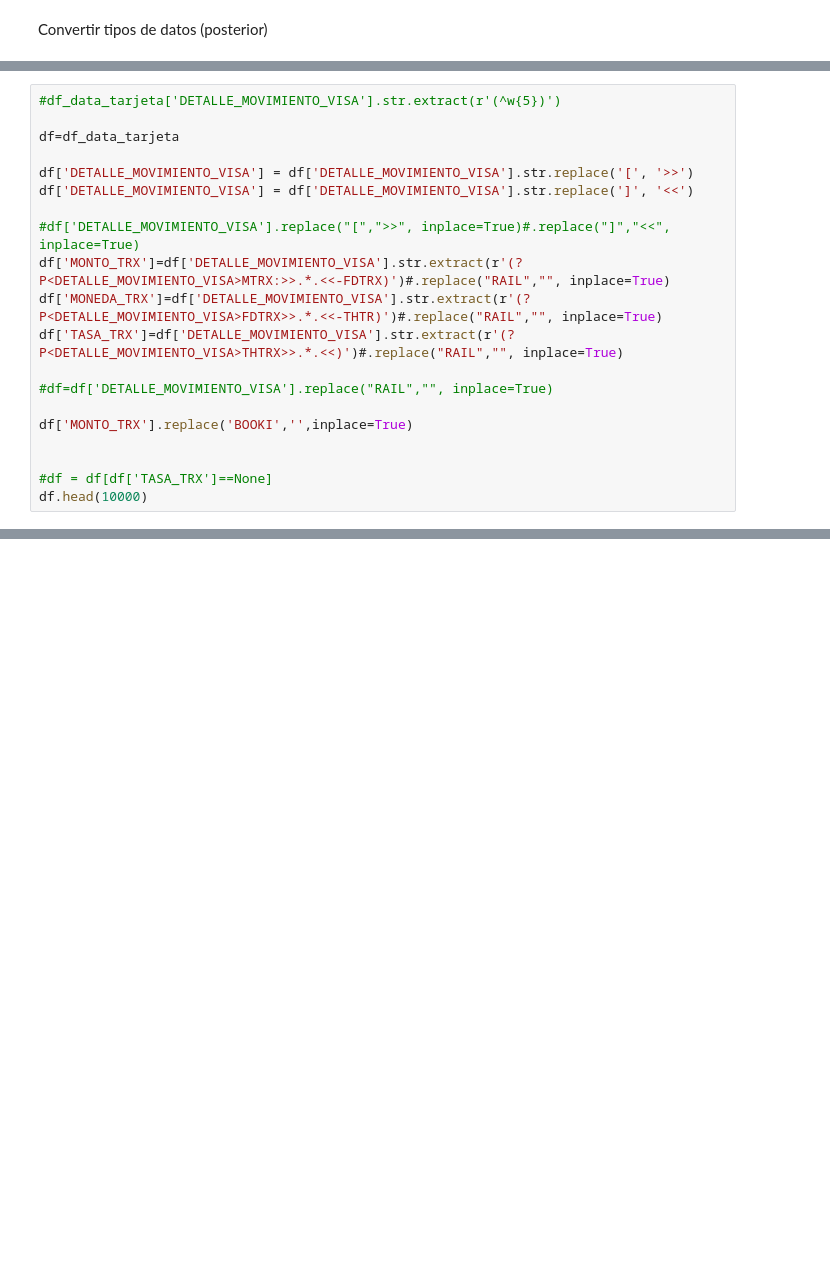
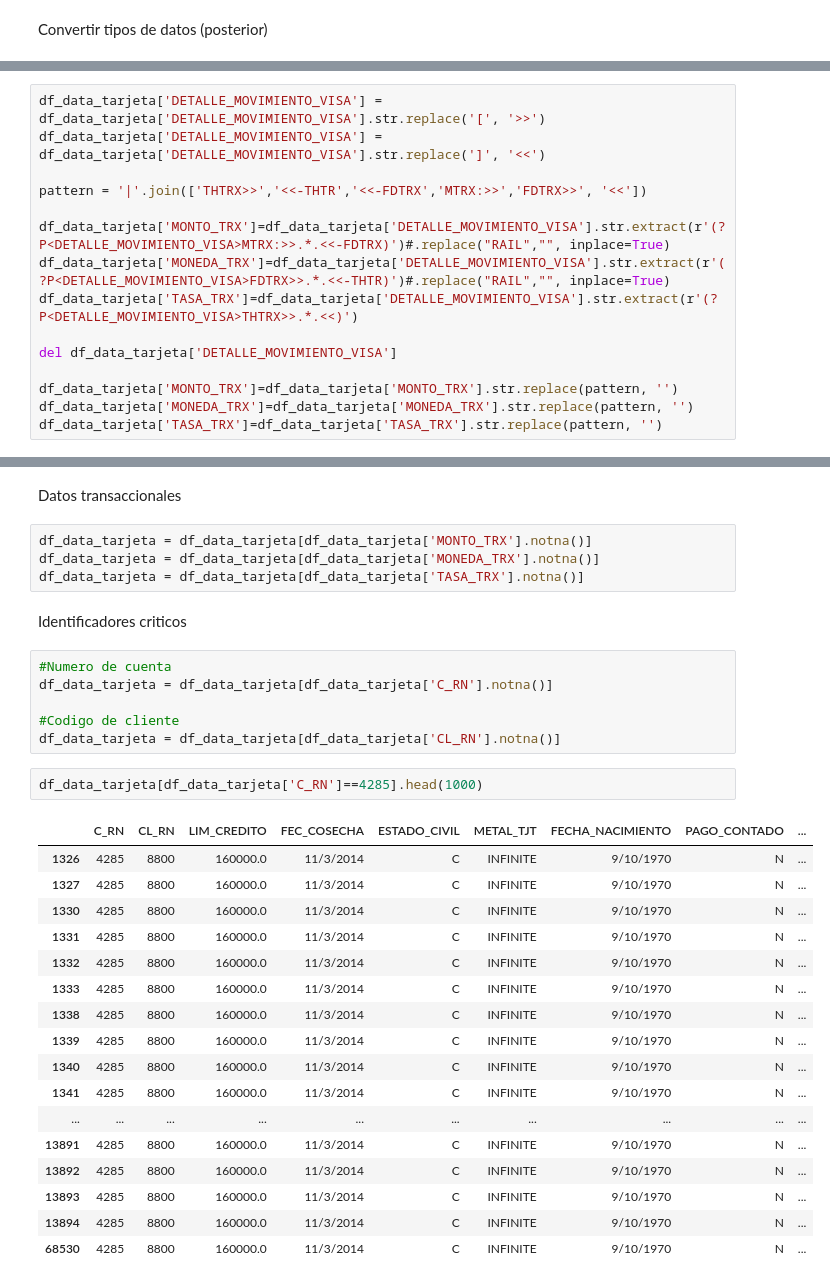
Before and after one commit to i3nriq/VIU_MineriadeDatos, a Jupyter notebook: Actividad_2.ipynb, the cells around one changed output, grey strips where cells are left out. Cells and saved outputs as stored; diff of their text form; blank space fills up the shorter version.

Commit message:
Depuracion de Data

```diff
--- a/Actividad_2.ipynb
+++ b/Actividad_2.ipynb
@@ -131,20 +72,15 @@ df.head()
 # %%
-#df_data_tarjeta['DETALLE_MOVIMIENTO_VISA'].str.extract(r'(^w{5})')
+df_data_tarjeta['DETALLE_MOVIMIENTO_VISA'] = df_data_tarjeta['DETALLE_MOVIMIENTO_VISA'].str.replace('[', '>>')
+df_data_tarjeta['DETALLE_MOVIMIENTO_VISA'] = df_data_tarjeta['DETALLE_MOVIMIENTO_VISA'].str.replace(']', '<<')
 
-df=df_data_tarjeta
+pattern = '|'.join(['THTRX>>','<<-THTR','<<-FDTRX','MTRX:>>','FDTRX>>', '<<'])
 
-df['DETALLE_MOVIMIENTO_VISA'] = df['DETALLE_MOVIMIENTO_VISA'].str.replace('[', '>>')
-df['DETALLE_MOVIMIENTO_VISA'] = df['DETALLE_MOVIMIENTO_VISA'].str.replace(']', '<<')
+df_data_tarjeta['MONTO_TRX']=df_data_tarjeta['DETALLE_MOVIMIENTO_VISA'].str.extract(r'(?P<DETALLE_MOVIMIENTO_VISA>MTRX:>>.*.<<-FDTRX)')#.replace("RAIL","", inplace=True)
+df_data_tarjeta['MONEDA_TRX']=df_data_tarjeta['DETALLE_MOVIMIENTO_VISA'].str.extract(r'(?P<DETALLE_MOVIMIENTO_VISA>FDTRX>>.*.<<-THTR)')#.replace("RAIL","", inplace=True)
+df_data_tarjeta['TASA_TRX']=df_data_tarjeta['DETALLE_MOVIMIENTO_VISA'].str.extract(r'(?P<DETALLE_MOVIMIENTO_VISA>THTRX>>.*.<<)')
 
-#df['DETALLE_MOVIMIENTO_VISA'].replace("[",">>", inplace=True)#.replace("]","<<", inplace=True)
-df['MONTO_TRX']=df['DETALLE_MOVIMIENTO_VISA'].str.extract(r'(?P<DETALLE_MOVIMIENTO_VISA>MTRX:>>.*.<<-FDTRX)')#.replace("RAIL","", inplace=True)
-df['MONEDA_TRX']=df['DETALLE_MOVIMIENTO_VISA'].str.extract(r'(?P<DETALLE_MOVIMIENTO_VISA>FDTRX>>.*.<<-THTR)')#.replace("RAIL","", inplace=True)
-df['TASA_TRX']=df['DETALLE_MOVIMIENTO_VISA'].str.extract(r'(?P<DETALLE_MOVIMIENTO_VISA>THTRX>>.*.<<)')#.replace("RAIL","", inplace=True)
+del df_data_tarjeta['DETALLE_MOVIMIENTO_VISA']
 
-#df=df['DETALLE_MOVIMIENTO_VISA'].replace("RAIL","", inplace=True)
-
-df['MONTO_TRX'].replace('BOOKI','',inplace=True)
-
-
-#df = df[df['TASA_TRX']==None]
-df.head(10000)
+df_data_tarjeta['MONTO_TRX']=df_data_tarjeta['MONTO_TRX'].str.replace(pattern, '')
+df_data_tarjeta['MONEDA_TRX']=df_data_tarjeta['MONEDA_TRX'].str.replace(pattern, '')
+df_data_tarjeta['TASA_TRX']=df_data_tarjeta['TASA_TRX'].str.replace(pattern, '')
@@ -178,0 +125,34 @@ dtype: object
+# %% [markdown]
+Datos transaccionales
+# %%
+df_data_tarjeta = df_data_tarjeta[df_data_tarjeta['MONTO_TRX'].notna()]
+df_data_tarjeta = df_data_tarjeta[df_data_tarjeta['MONEDA_TRX'].notna()]
+df_data_tarjeta = df_data_tarjeta[df_data_tarjeta['TASA_TRX'].notna()]
+# %% [markdown]
+Identificadores criticos
+# %%
+#Numero de cuenta
+df_data_tarjeta = df_data_tarjeta[df_data_tarjeta['C_RN'].notna()]
+
+#Codigo de cliente
+df_data_tarjeta = df_data_tarjeta[df_data_tarjeta['CL_RN'].notna()]
+# %%
+df_data_tarjeta[df_data_tarjeta['C_RN']==4285].head(1000)
+# %% [output]
+|  | C_RN | CL_RN | LIM_CREDITO | FEC_COSECHA | ESTADO_CIVIL | METAL_TJT | FECHA_NACIMIENTO | PAGO_CONTADO | ... |
+| 1326 | 4285 | 8800 | 160000.0 | 11/3/2014 | C | INFINITE | 9/10/1970 | N | ... |
+| 1327 | 4285 | 8800 | 160000.0 | 11/3/2014 | C | INFINITE | 9/10/1970 | N | ... |
+| 1330 | 4285 | 8800 | 160000.0 | 11/3/2014 | C | INFINITE | 9/10/1970 | N | ... |
+| 1331 | 4285 | 8800 | 160000.0 | 11/3/2014 | C | INFINITE | 9/10/1970 | N | ... |
+| 1332 | 4285 | 8800 | 160000.0 | 11/3/2014 | C | INFINITE | 9/10/1970 | N | ... |
+| 1333 | 4285 | 8800 | 160000.0 | 11/3/2014 | C | INFINITE | 9/10/1970 | N | ... |
+| 1338 | 4285 | 8800 | 160000.0 | 11/3/2014 | C | INFINITE | 9/10/1970 | N | ... |
+| 1339 | 4285 | 8800 | 160000.0 | 11/3/2014 | C | INFINITE | 9/10/1970 | N | ... |
+| 1340 | 4285 | 8800 | 160000.0 | 11/3/2014 | C | INFINITE | 9/10/1970 | N | ... |
+| 1341 | 4285 | 8800 | 160000.0 | 11/3/2014 | C | INFINITE | 9/10/1970 | N | ... |
+| ... | ... | ... | ... | ... | ... | ... | ... | ... | ... |
+| 13891 | 4285 | 8800 | 160000.0 | 11/3/2014 | C | INFINITE | 9/10/1970 | N | ... |
+| 13892 | 4285 | 8800 | 160000.0 | 11/3/2014 | C | INFINITE | 9/10/1970 | N | ... |
+| 13893 | 4285 | 8800 | 160000.0 | 11/3/2014 | C | INFINITE | 9/10/1970 | N | ... |
+| 13894 | 4285 | 8800 | 160000.0 | 11/3/2014 | C | INFINITE | 9/10/1970 | N | ... |
+| 68530 | 4285 | 8800 | 160000.0 | 11/3/2014 | C | INFINITE | 9/10/1970 | N | ... |
```
Also changed, not shown: parts of 24 cells of this notebook.
